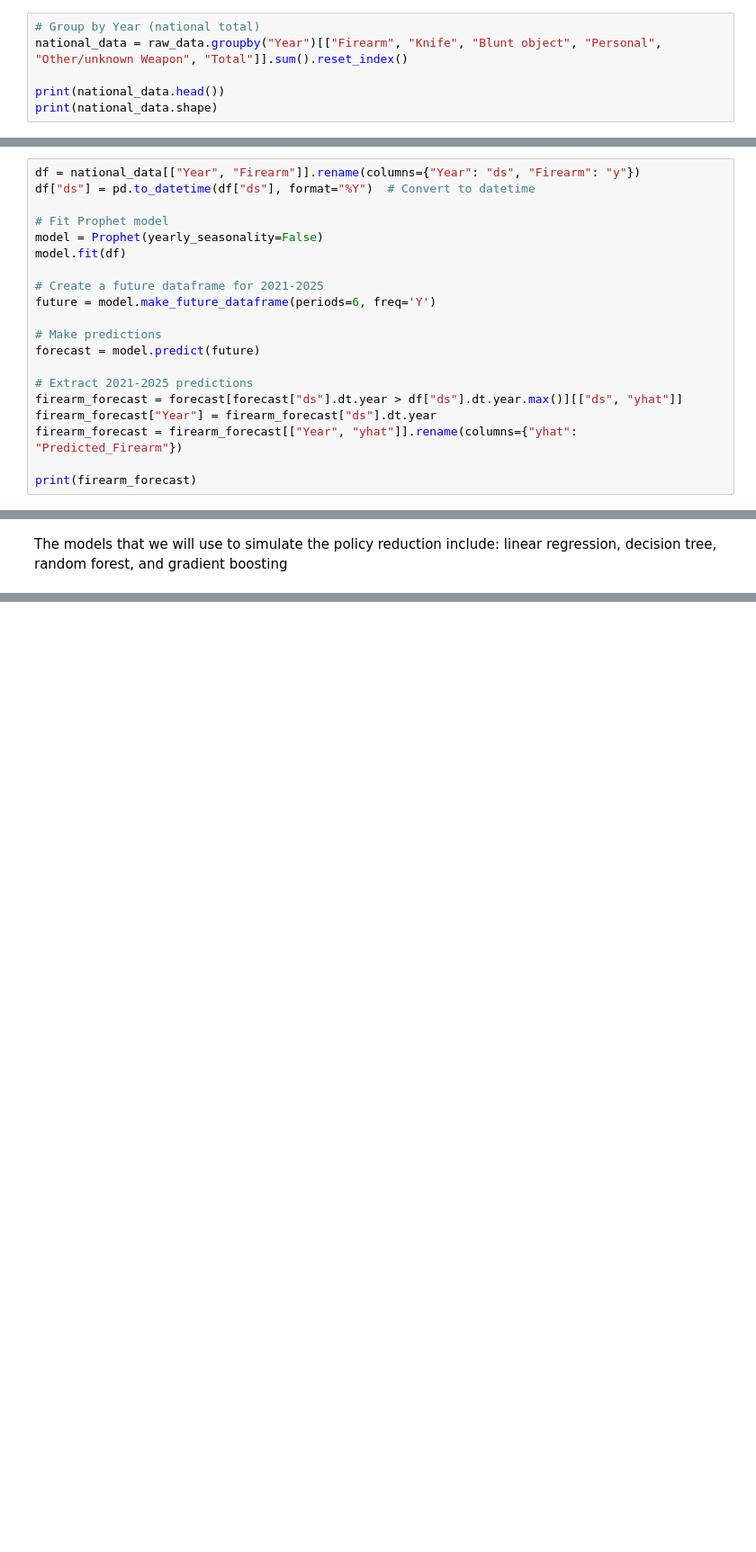
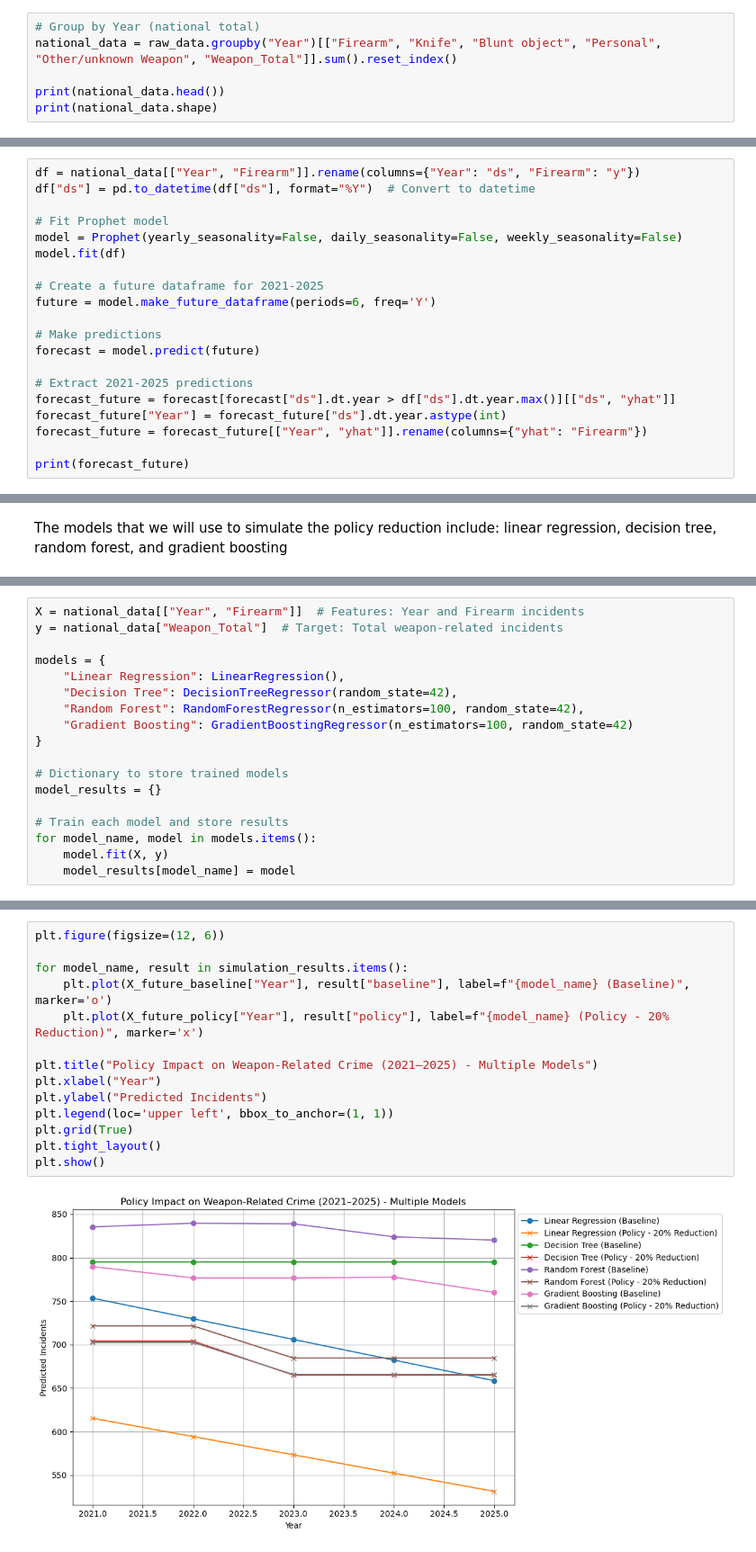
Before and after one commit to nsano1/CSE572FinalProject, a Jupyter notebook: policy_simulation.ipynb, the cells around one changed output, grey strips where cells are left out. Shown at 90% size. Cells and saved outputs as stored; diff of their text form; blank space fills up the shorter version.

```diff
--- a/policy_simulation.ipynb
+++ b/policy_simulation.ipynb
@@ -32,6 +32,6 @@ raw_data['Total'] = raw_data[weapon_columns].sum(axis=1)
 # %%
 # Group by Year (national total)
-national_data = raw_data.groupby("Year")[["Firearm", "Knife", "Blunt object", "Personal", "Other/unknown Weapon", "Total"]].sum().reset_index()
+national_data = raw_data.groupby("Year")[["Firearm", "Knife", "Blunt object", "Personal", "Other/unknown Weapon", "Weapon_Total"]].sum().reset_index()
 
 print(national_data.head())
 print(national_data.shape)
@@ -50,7 +57,7 @@ df = national_data[["Year", "Firearm"]].rename(columns={"Year": "ds", "Firearm":
 df["ds"] = pd.to_datetime(df["ds"], format="%Y")  # Convert to datetime
 
 # Fit Prophet model
-model = Prophet(yearly_seasonality=False)
+model = Prophet(yearly_seasonality=False, daily_seasonality=False, weekly_seasonality=False)
 model.fit(df)
 
 # Create a future dataframe for 2021-2025
@@ -60,9 +67,9 @@ future = model.make_future_dataframe(periods=6, freq='Y')
 forecast = model.predict(future)
 
 # Extract 2021-2025 predictions
-firearm_forecast = forecast[forecast["ds"].dt.year > df["ds"].dt.year.max()][["ds", "yhat"]]
-firearm_forecast["Year"] = firearm_forecast["ds"].dt.year
-firearm_forecast = firearm_forecast[["Year", "yhat"]].rename(columns={"yhat": "Predicted_Firearm"})
+forecast_future = forecast[forecast["ds"].dt.year > df["ds"].dt.year.max()][["ds", "yhat"]]
+forecast_future["Year"] = forecast_future["ds"].dt.year.astype(int)
+forecast_future = forecast_future[["Year", "yhat"]].rename(columns={"yhat": "Firearm"})
 
-print(firearm_forecast)
+print(forecast_future)
 # %% [output]
@@ -170,0 +86,18 @@ plt.show()
+# %%
+X = national_data[["Year", "Firearm"]]  # Features: Year and Firearm incidents
+y = national_data["Weapon_Total"]  # Target: Total weapon-related incidents
+
+models = {
+    "Linear Regression": LinearRegression(),
+    "Decision Tree": DecisionTreeRegressor(random_state=42),
+    "Random Forest": RandomForestRegressor(n_estimators=100, random_state=42),
+    "Gradient Boosting": GradientBoostingRegressor(n_estimators=100, random_state=42)
+}
+
+# Dictionary to store trained models
+model_results = {}
+
+# Train each model and store results
+for model_name, model in models.items():
+    model.fit(X, y)
+    model_results[model_name] = model
@@ -170,0 +161,16 @@ plt.show()
+# %%
+plt.figure(figsize=(12, 6))
+
+for model_name, result in simulation_results.items():
+    plt.plot(X_future_baseline["Year"], result["baseline"], label=f"{model_name} (Baseline)", marker='o')
+    plt.plot(X_future_policy["Year"], result["policy"], label=f"{model_name} (Policy - 20% Reduction)", marker='x')
+
+plt.title("Policy Impact on Weapon-Related Crime (2021–2025) - Multiple Models")
+plt.xlabel("Year")
+plt.ylabel("Predicted Incidents")
+plt.legend(loc='upper left', bbox_to_anchor=(1, 1))
+plt.grid(True)
+plt.tight_layout()
+plt.show()
+# %% [output]
+[figure, added]
```
Also changed, not shown: parts of 9 cells of this notebook.
